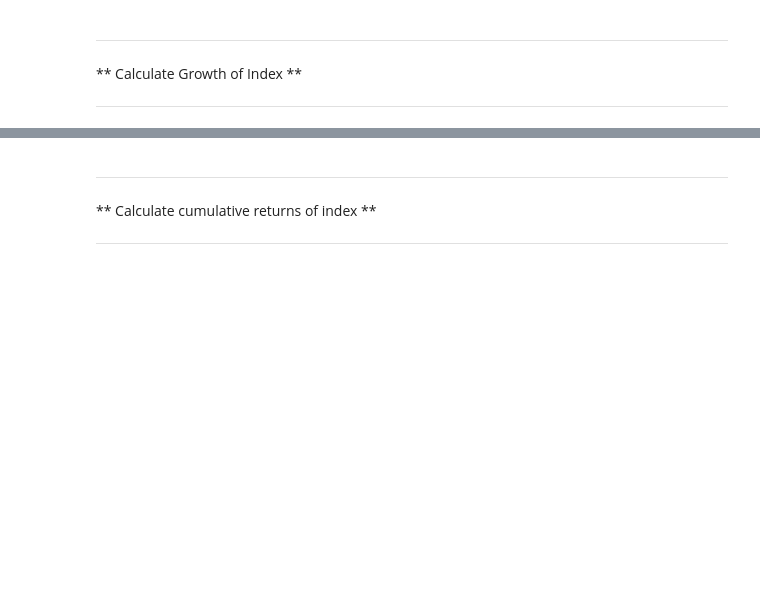
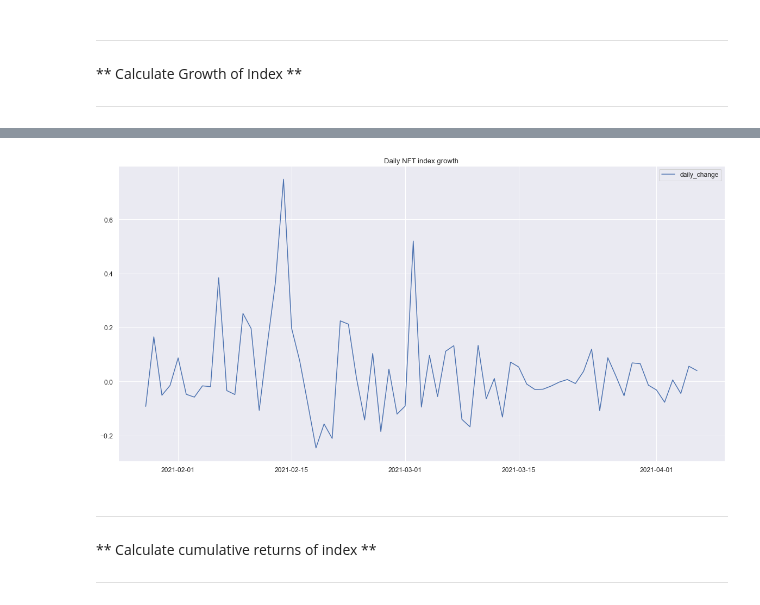
Before and after one commit to Hash3rown/nfty_tree.io, a Jupyter notebook: sandbox/kelso_market_index.ipynb, the cells around one changed output, grey strips where cells are left out. Drawn from its saved outputs; the diff is of its cells as text; code cells hidden in the pictures; blank space fills up the shorter version.

```diff
--- a/sandbox/kelso_market_index.ipynb
+++ b/sandbox/kelso_market_index.ipynb
@@ -581,3 +556,7 @@ daily_index_growth.to_frame()
+# %%
+daily_index_returns.plot(title="Daily NFT index growth", figsize=[20, 10]);
+# %% [output]
+[figure, added]
 # %%
 # # daily_growth.index
 # x = mdates.date2num(daily_growth.index)
```
Also changed, not shown: parts of 8 cells of this notebook.
